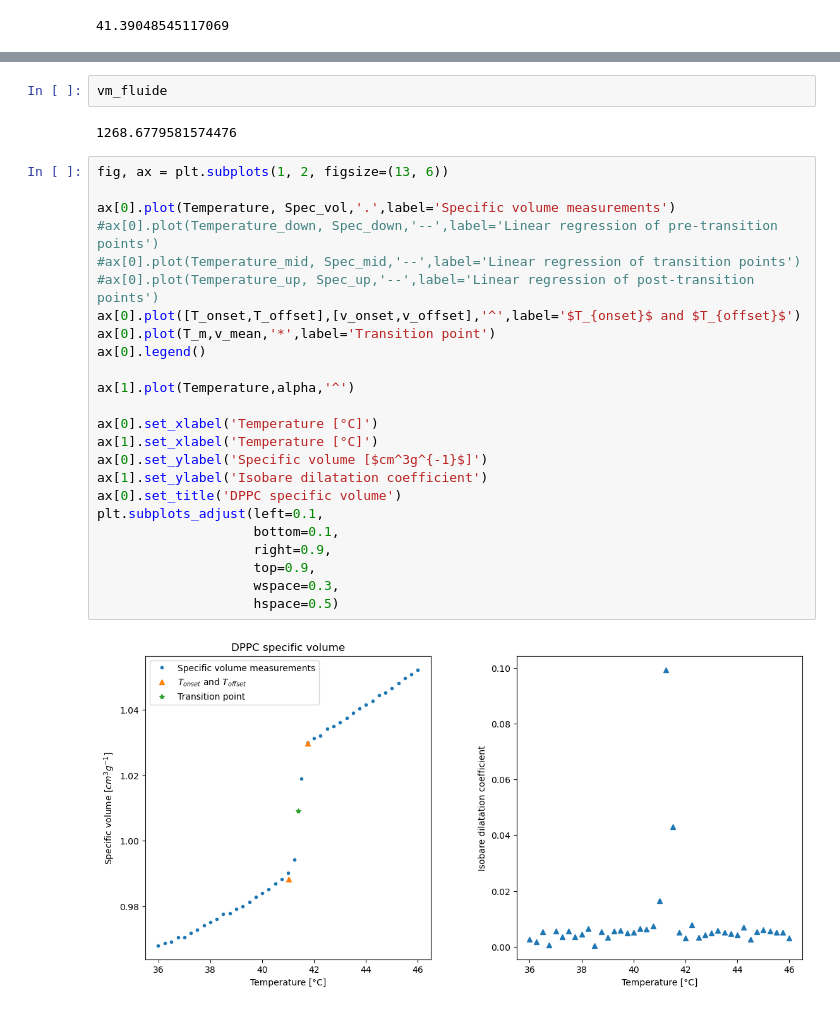
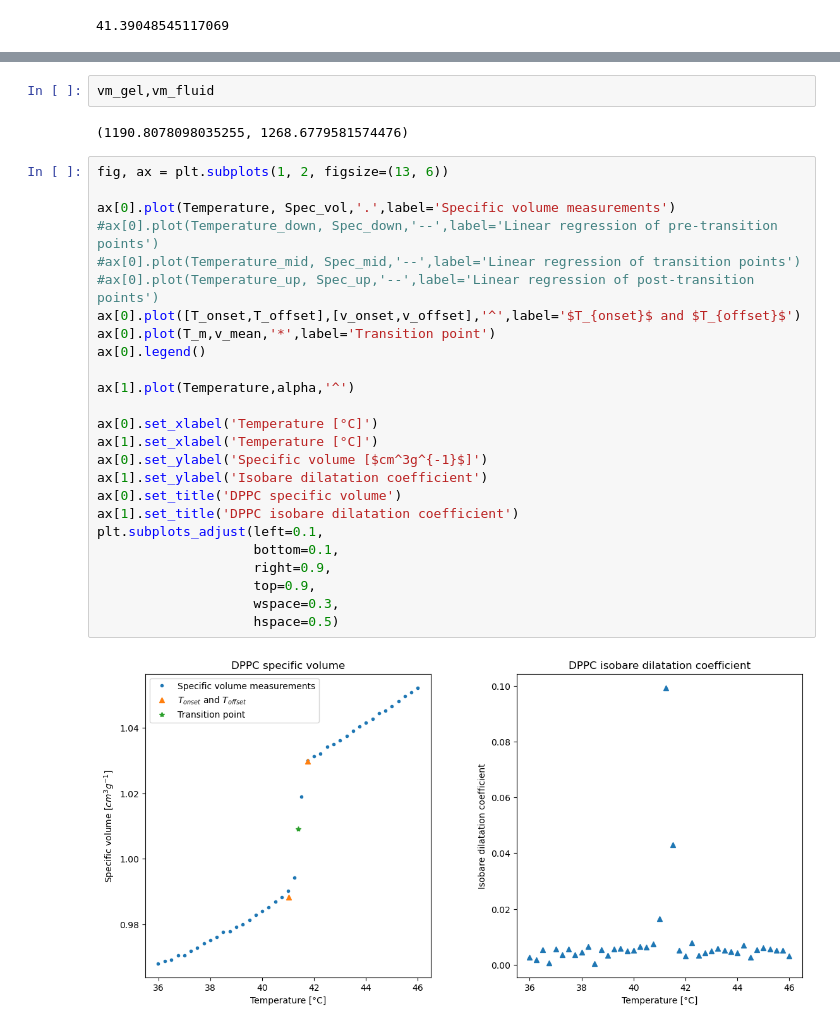
Before and after one commit to jmoeil/PHYS-F311-Labs, a Jupyter notebook: DataAnalysis_DPPC.ipynb, the cells around one changed output, grey strips where cells are left out. Cells and saved outputs as stored; diff of their text form.

```diff
--- a/DataAnalysis_DPPC.ipynb
+++ b/DataAnalysis_DPPC.ipynb
@@ -86,33 +88,34 @@ vm_fluide = np.mean(Spec_vol[offset:]*M/Na*10**(24))
 vm_gel
 # %% [output]
 1190.8078098035255
-# %%
-vm_fluide
-# %% [output]
-1268.6779581574476
+# %%
+vm_gel,vm_fluid
+# %% [output]
+(1190.8078098035255, 1268.6779581574476)
 # %%
 fig, ax = plt.subplots(1, 2, figsize=(13, 6))
 
 ax[0].plot(Temperature, Spec_vol,'.',label='Specific volume measurements')
 #ax[0].plot(Temperature_down, Spec_down,'--',label='Linear regression of pre-transition points')
 #ax[0].plot(Temperature_mid, Spec_mid,'--',label='Linear regression of transition points')
 #ax[0].plot(Temperature_up, Spec_up,'--',label='Linear regression of post-transition points')
 ax[0].plot([T_onset,T_offset],[v_onset,v_offset],'^',label='$T_{onset}$ and $T_{offset}$')
 ax[0].plot(T_m,v_mean,'*',label='Transition point')
 ax[0].legend()
 
 ax[1].plot(Temperature,alpha,'^')
 
 ax[0].set_xlabel('Temperature [°C]')
 ax[1].set_xlabel('Temperature [°C]')
 ax[0].set_ylabel('Specific volume [$cm^3g^{-1}$]')
 ax[1].set_ylabel('Isobare dilatation coefficient')
 ax[0].set_title('DPPC specific volume')
+ax[1].set_title('DPPC isobare dilatation coefficient')
 plt.subplots_adjust(left=0.1,
                     bottom=0.1,
                     right=0.9,
                     top=0.9,
                     wspace=0.3,
                     hspace=0.5)
 # %% [output]
-[figure, old version]
+[figure, new version]
```
Also changed, not shown: parts of 2 cells of this notebook, 4 other files.
